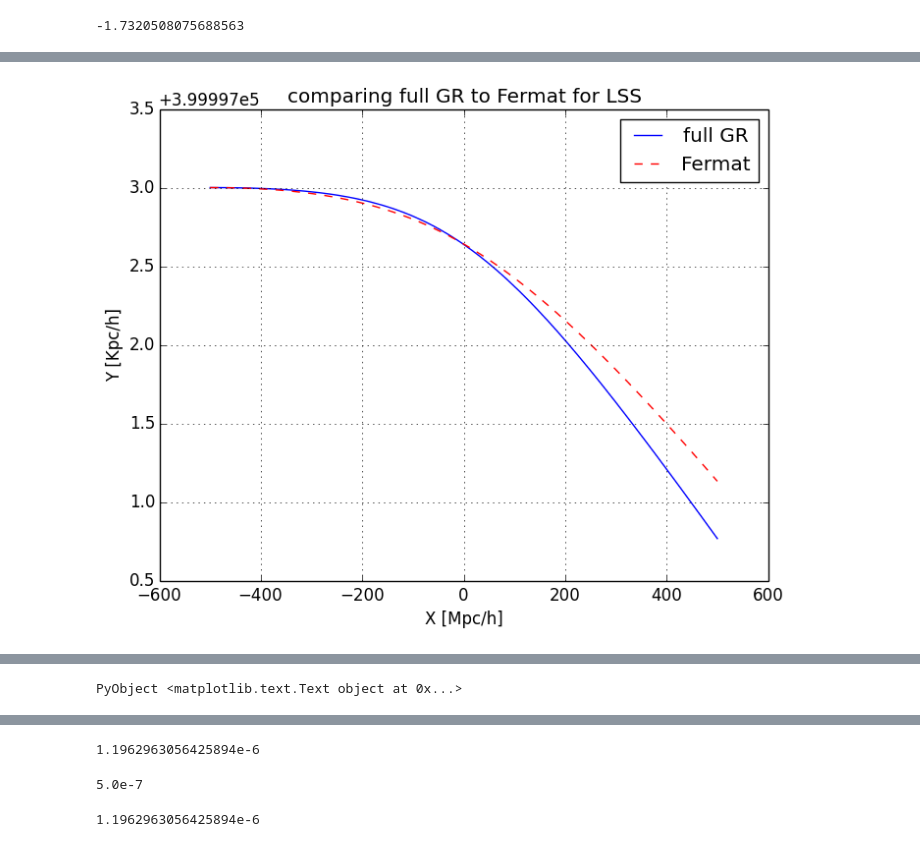
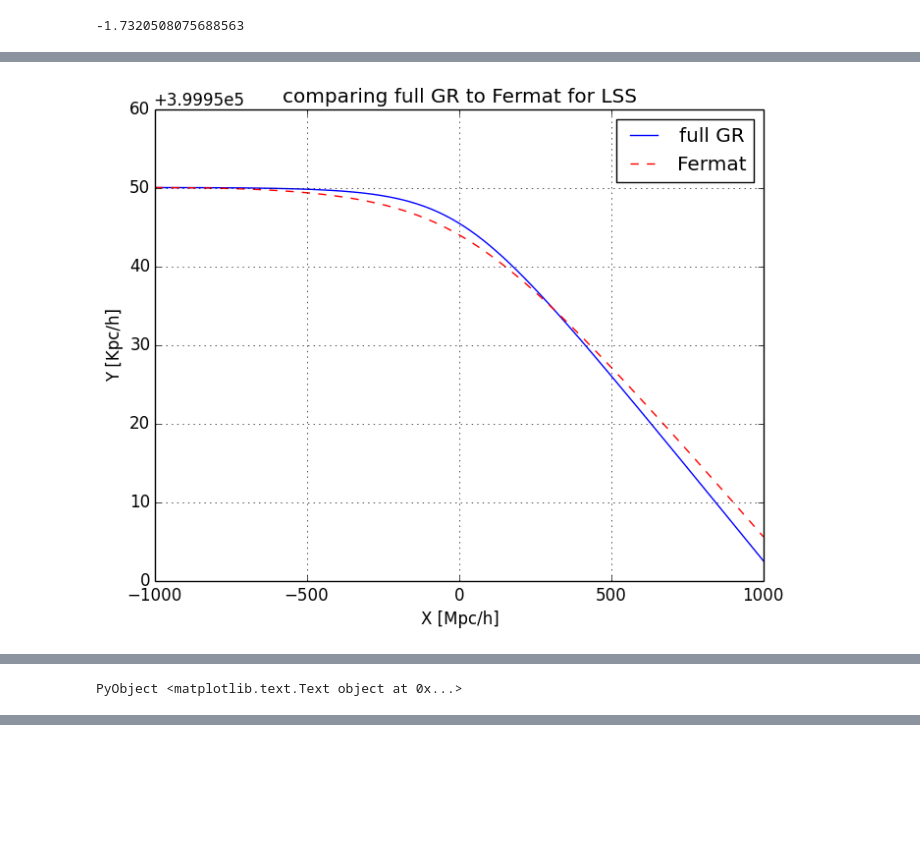
Before and after one commit to skariel/Lensing, a Jupyter notebook: FERMAT.ipynb, the cells around one changed output, grey strips where cells are left out. Cells and saved outputs as stored; diff of their text form; code cells hidden in the pictures; blank space fills up the shorter version.

```diff
--- a/FERMAT.ipynb
+++ b/FERMAT.ipynb
@@ -95,37 +116,38 @@ PyObject <matplotlib.text.Text object at 0x...>
 # %%
-const _x=-5.0e5
-const _y=4.0e5
-const _rs = sqrt(_x*_x+_y*_y)
-const _Θ = abs(asin(_y/_rs));
-const _ϕm = π-_Θ
-const _tgα = 0.0;
+_x=-1.0e6
+_y=4.0e5
+_rs = sqrt(_x*_x+_y*_y)
+_Θ = abs(asin(_y/_rs));
+_ϕm = π-_Θ
+_tgα = 0.0;
+_M0 = 1.0e7
 
 nx, ny, u, du, ia, oa, da, θ =
-    numeric_el(r->1.0e6, r->0.0, _Θ, _rs, _tgα, 100000; ϕm=_ϕm, reltol=1e-23, abstol=1e-23);
+    numeric_el(r->_M0, r->0.0, _Θ, _rs, _tgα, 100000; ϕm=_ϕm, reltol=1e-23, abstol=1e-23);
 function _phi_4(x,y)
     y += 400000.0
     r = sqrt(x*x+y*y)
-    G*1.0e6/r
+    G*_M0/r
 end
 function _force_4(x,y)
     y += 400000.0
     const r = sqrt(x*x+y*y)
-    const gmr3 = G*1.0e6/r/r/r
+    const gmr3 = G*_M0/r/r/r
     gmr3*x, gmr3*y
 end
 
-fx, fy = fermat(_phi_4, _force_4, 500000.0, _tgα, 100000; abstol=1e-23, reltol=1e-23);
+fx, fy = fermat(_phi_4, _force_4, 1000000.0, _tgα, 100000; abstol=1e-23, reltol=1e-23);
 fy+=400000.0;
 
 hold(false)
 plot(to_small(nx)/1e3,to_small(ny),label="full GR")
 hold(true)
 plot(to_small(fx)/1e3,to_small(fy),"--r", label="Fermat")
 hold(false)
 grid(true)
 legend(loc=1)
 xlabel("X [Mpc/h]")
 ylabel("Y [Kpc/h]")
 title("comparing full GR to Fermat for LSS")
 # %% [output]
-[figure, old version]
+[figure, new version]
@@ -156,15 +157,3 @@ WARNING: Base.writemime is deprecated.
-# %%
-G*1.0e6/4e5/C/C
-# %% [output]
-1.1962963056425894e-6
-# %%
-0.2/4e5
-# %% [output]
-5.0e-7
-# %%
-rg(1.0e6)/4e5
-# %% [output]
-1.1962963056425894e-6
 # %%
 s = Spline1D(fx./1000.0,fy-4.0e5, k=5);
 const dy_lens_lss = evaluate(s, 0.0)
```
Also changed, not shown: parts of 27 cells of this notebook, 5 other files.
